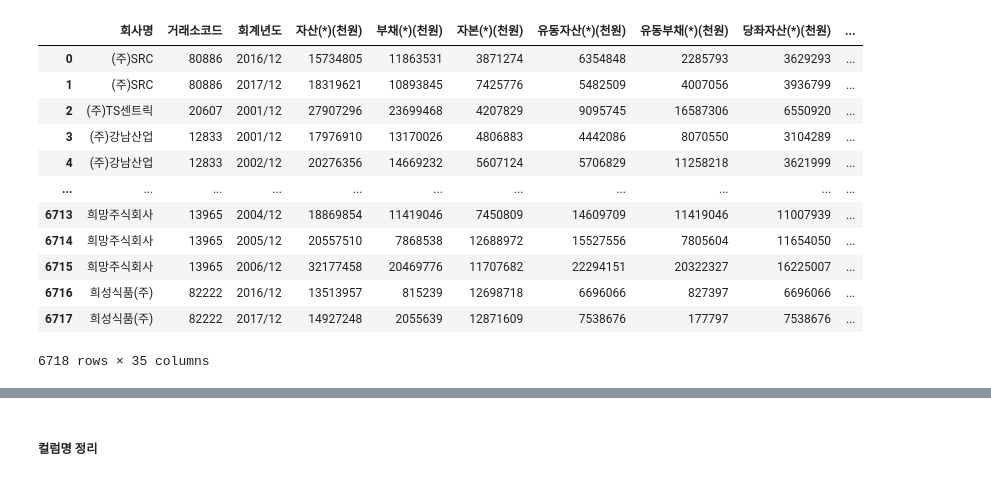
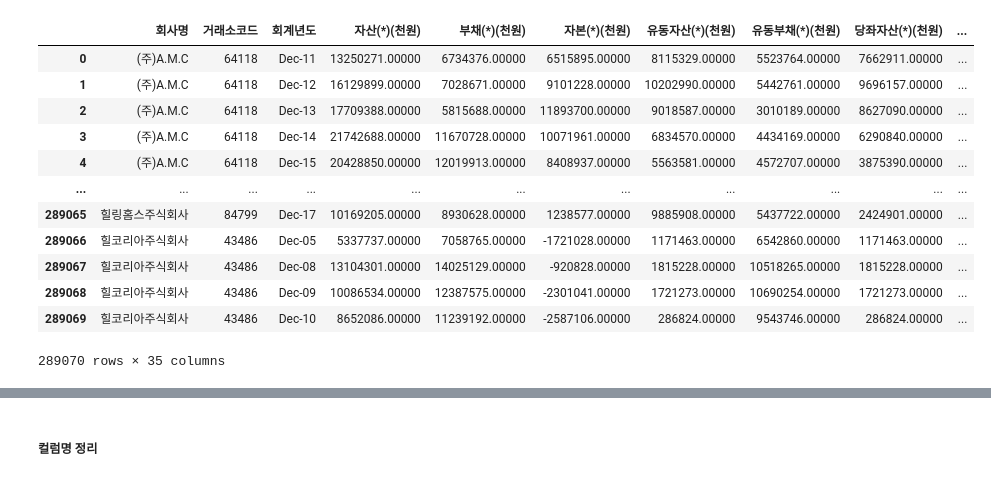
Before and after one commit to skynnn/TAVE-Prediction-Model-for-Insolvent-Companies, a Jupyter notebook: 전처리.ipynb, the cells around one changed output, grey strips where cells are left out. Cells and saved outputs as stored; diff of their text form; code cells hidden in the pictures.

```diff
--- a/전처리.ipynb
+++ b/전처리.ipynb
@@ -3,19 +3,19 @@ import pandas as pd
 import numpy as np
 pd.options.display.float_format = '{:.5f}'.format
 # %%
-df = pd.read_csv('./dataset/식료품 제조업.csv', encoding='cp949')
+df = pd.read_csv('./dataset/total.csv', encoding='cp949', low_memory=False)
 df
 # %% [output]
 |  | 회사명 | 거래소코드 | 회계년도 | 자산(*)(천원) | 부채(*)(천원) | 자본(*)(천원) | 유동자산(*)(천원) | 유동부채(*)(천원) | 당좌자산(*)(천원) | ... |
-| 0 | (주)SRC | 80886 | 2016/12 | 15734805 | 11863531 | 3871274 | 6354848 | 2285793 | 3629293 | ... |
-| 1 | (주)SRC | 80886 | 2017/12 | 18319621 | 10893845 | 7425776 | 5482509 | 4007056 | 3936799 | ... |
-| 2 | (주)TS센트릭 | 20607 | 2001/12 | 27907296 | 23699468 | 4207829 | 9095745 | 16587306 | 6550920 | ... |
-| 3 | (주)강남산업 | 12833 | 2001/12 | 17976910 | 13170026 | 4806883 | 4442086 | 8070550 | 3104289 | ... |
-| 4 | (주)강남산업 | 12833 | 2002/12 | 20276356 | 14669232 | 5607124 | 5706829 | 11258218 | 3621999 | ... |
+| 0 | (주)A.M.C | 64118 | Dec-11 | 13250271.00000 | 6734376.00000 | 6515895.00000 | 8115329.00000 | 5523764.00000 | 7662911.00000 | ... |
+| 1 | (주)A.M.C | 64118 | Dec-12 | 16129899.00000 | 7028671.00000 | 9101228.00000 | 10202990.00000 | 5442761.00000 | 9696157.00000 | ... |
+| 2 | (주)A.M.C | 64118 | Dec-13 | 17709388.00000 | 5815688.00000 | 11893700.00000 | 9018587.00000 | 3010189.00000 | 8627090.00000 | ... |
+| 3 | (주)A.M.C | 64118 | Dec-14 | 21742688.00000 | 11670728.00000 | 10071961.00000 | 6834570.00000 | 4434169.00000 | 6290840.00000 | ... |
+| 4 | (주)A.M.C | 64118 | Dec-15 | 20428850.00000 | 12019913.00000 | 8408937.00000 | 5563581.00000 | 4572707.00000 | 3875390.00000 | ... |
 | ... | ... | ... | ... | ... | ... | ... | ... | ... | ... | ... |
-| 6713 | 희망주식회사 | 13965 | 2004/12 | 18869854 | 11419046 | 7450809 | 14609709 | 11419046 | 11007939 | ... |
-| 6714 | 희망주식회사 | 13965 | 2005/12 | 20557510 | 7868538 | 12688972 | 15527556 | 7805604 | 11654050 | ... |
-| 6715 | 희망주식회사 | 13965 | 2006/12 | 32177458 | 20469776 | 11707682 | 22294151 | 20322327 | 16225007 | ... |
-| 6716 | 희성식품(주) | 82222 | 2016/12 | 13513957 | 815239 | 12698718 | 6696066 | 827397 | 6696066 | ... |
-| 6717 | 희성식품(주) | 82222 | 2017/12 | 14927248 | 2055639 | 12871609 | 7538676 | 177797 | 7538676 | ... |
+| 289065 | 힐링홈스주식회사 | 84799 | Dec-17 | 10169205.00000 | 8930628.00000 | 1238577.00000 | 9885908.00000 | 5437722.00000 | 2424901.00000 | ... |
+| 289066 | 힐코리아주식회사 | 43486 | Dec-05 | 5337737.00000 | 7058765.00000 | -1721028.00000 | 1171463.00000 | 6542860.00000 | 1171463.00000 | ... |
+| 289067 | 힐코리아주식회사 | 43486 | Dec-08 | 13104301.00000 | 14025129.00000 | -920828.00000 | 1815228.00000 | 10518265.00000 | 1815228.00000 | ... |
+| 289068 | 힐코리아주식회사 | 43486 | Dec-09 | 10086534.00000 | 12387575.00000 | -2301041.00000 | 1721273.00000 | 10690254.00000 | 1721273.00000 | ... |
+| 289069 | 힐코리아주식회사 | 43486 | Dec-10 | 8652086.00000 | 11239192.00000 | -2587106.00000 | 286824.00000 | 9543746.00000 | 286824.00000 | ... |
-6718 rows × 35 columns
+289070 rows × 35 columns
```
Also changed, not shown: parts of 30 cells of this notebook.
